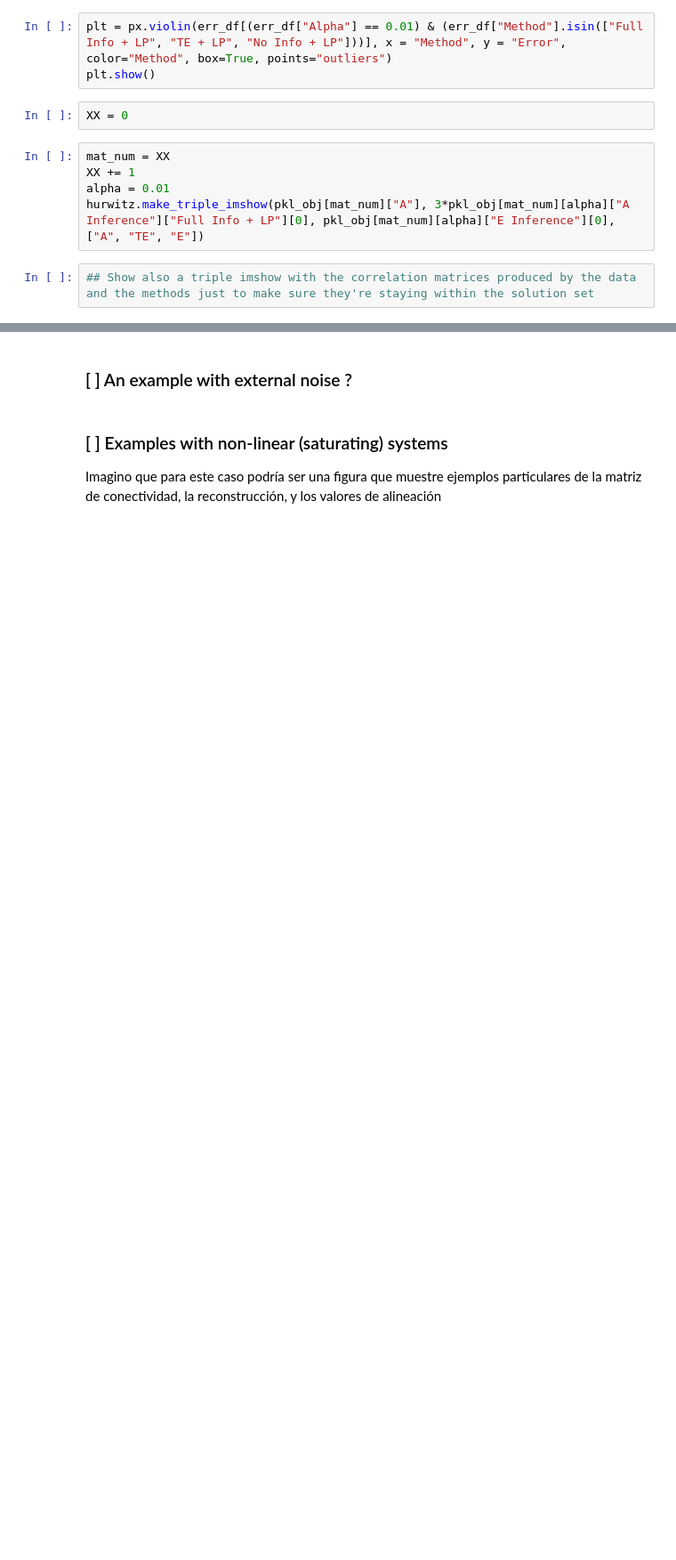
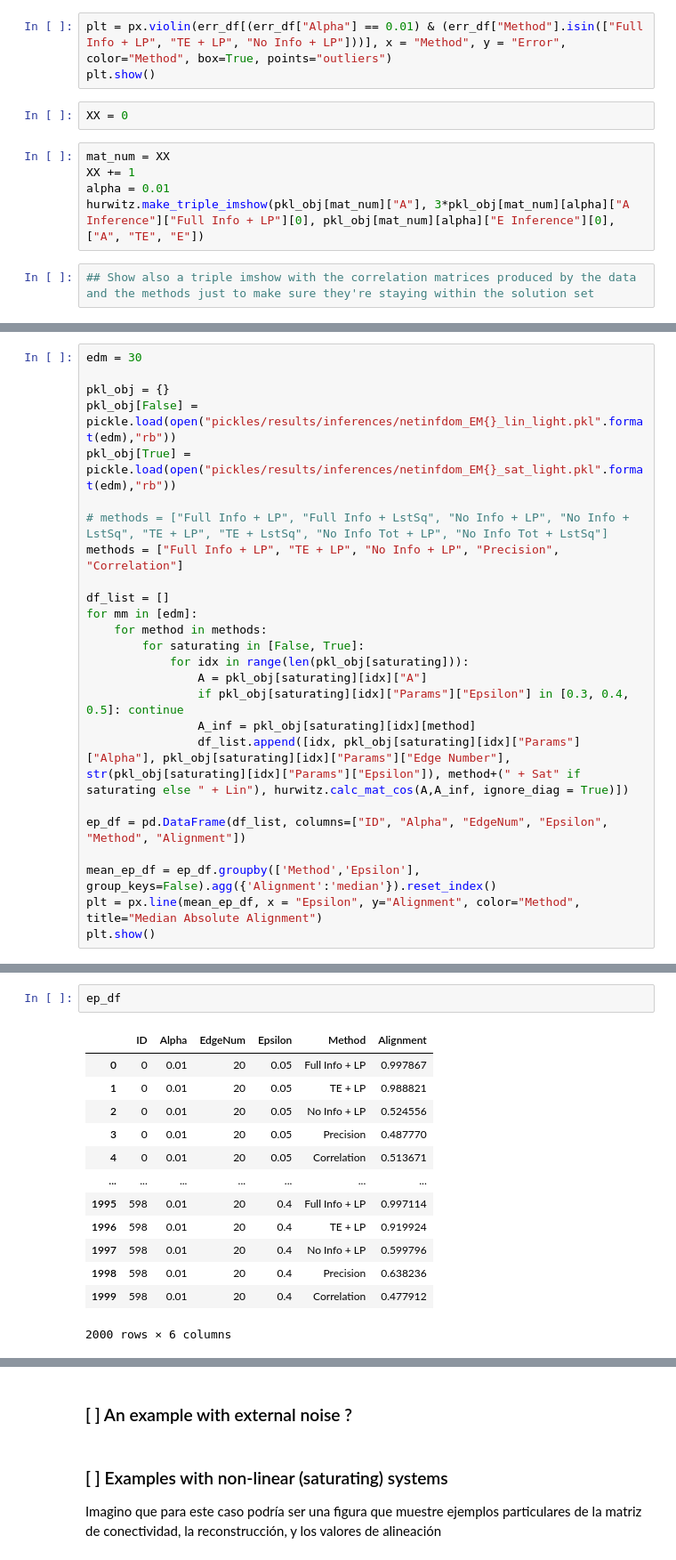
Before and after one commit to ianxul/SDE-net-reconstruction, a Jupyter notebook: article_figures.ipynb, the cells around one changed output, grey strips where cells are left out. Shown at 89% size. Saved outputs shown, nothing was run; the diff lists cells and outputs as text; blank space fills up the shorter version.

```diff
--- a/article_figures.ipynb
+++ b/article_figures.ipynb
@@ -191,0 +272,25 @@ hurwitz.make_triple_imshow(pkl_obj[mat_num]["A"], 3*pkl_obj[mat_num][alpha]["A I
+# %%
+edm = 30
+
+pkl_obj = {}
+pkl_obj[False] = pickle.load(open("pickles/results/inferences/netinfdom_EM{}_lin_light.pkl".format(edm),"rb"))
+pkl_obj[True] = pickle.load(open("pickles/results/inferences/netinfdom_EM{}_sat_light.pkl".format(edm),"rb"))
+
+# methods = ["Full Info + LP", "Full Info + LstSq", "No Info + LP", "No Info + LstSq", "TE + LP", "TE + LstSq", "No Info Tot + LP", "No Info Tot + LstSq"]
+methods = ["Full Info + LP", "TE + LP", "No Info + LP", "Precision", "Correlation"]
+
+df_list = []
+for mm in [edm]:
+    for method in methods:
+        for saturating in [False, True]:
+            for idx in range(len(pkl_obj[saturating])):
+                A = pkl_obj[saturating][idx]["A"]
+                if pkl_obj[saturating][idx]["Params"]["Epsilon"] in [0.3, 0.4, 0.5]: continue
+                A_inf = pkl_obj[saturating][idx][method]
+                df_list.append([idx, pkl_obj[saturating][idx]["Params"]["Alpha"], pkl_obj[saturating][idx]["Params"]["Edge Number"], str(pkl_obj[saturating][idx]["Params"]["Epsilon"]), method+(" + Sat" if saturating else " + Lin"), hurwitz.calc_mat_cos(A,A_inf, ignore_diag = True)])
+
+ep_df = pd.DataFrame(df_list, columns=["ID", "Alpha", "EdgeNum", "Epsilon", "Method", "Alignment"])
+
+mean_ep_df = ep_df.groupby(['Method','Epsilon'], group_keys=False).agg({'Alignment':'median'}).reset_index()
+plt = px.line(mean_ep_df, x = "Epsilon", y="Alignment", color="Method", title="Median Absolute Alignment")
+plt.show()
@@ -191,0 +354,16 @@ hurwitz.make_triple_imshow(pkl_obj[mat_num]["A"], 3*pkl_obj[mat_num][alpha]["A I
+# %%
+ep_df
+# %% [output]
+|  | ID | Alpha | EdgeNum | Epsilon | Method | Alignment |
+| 0 | 0 | 0.01 | 20 | 0.05 | Full Info + LP | 0.997867 |
+| 1 | 0 | 0.01 | 20 | 0.05 | TE + LP | 0.988821 |
+| 2 | 0 | 0.01 | 20 | 0.05 | No Info + LP | 0.524556 |
+| 3 | 0 | 0.01 | 20 | 0.05 | Precision | 0.487770 |
+| 4 | 0 | 0.01 | 20 | 0.05 | Correlation | 0.513671 |
+| ... | ... | ... | ... | ... | ... | ... |
+| 1995 | 598 | 0.01 | 20 | 0.4 | Full Info + LP | 0.997114 |
+| 1996 | 598 | 0.01 | 20 | 0.4 | TE + LP | 0.919924 |
+| 1997 | 598 | 0.01 | 20 | 0.4 | No Info + LP | 0.599796 |
+| 1998 | 598 | 0.01 | 20 | 0.4 | Precision | 0.638236 |
+| 1999 | 598 | 0.01 | 20 | 0.4 | Correlation | 0.477912 |
+2000 rows × 6 columns
```
Also changed, not shown: parts of 38 cells of this notebook, 15 other files.
